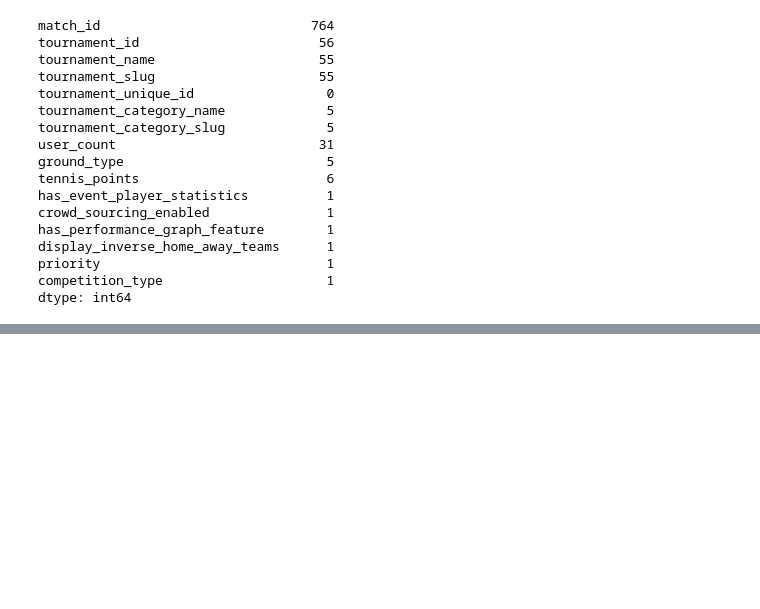
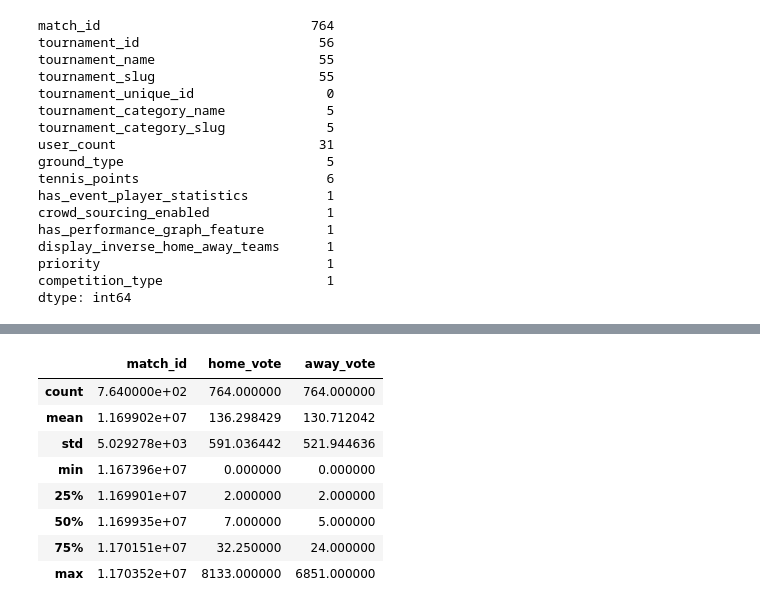
Before and after one commit to fatemeNobakht/Team__Data___8, a Jupyter notebook: tennisArman.ipynb, the cells around one changed output, grey strips where cells are left out. Cells and saved outputs as stored; diff of their text form; code cells hidden in the pictures; blank space fills up the shorter version.

```diff
--- a/tennisArman.ipynb
+++ b/tennisArman.ipynb
@@ -360,0 +467,12 @@ df_away_team_score.head()
+# %%
+df_votes.describe()
+# %% [output]
+|  | match_id | home_vote | away_vote |
+| count | 7.640000e+02 | 764.000000 | 764.000000 |
+| mean | 1.169902e+07 | 136.298429 | 130.712042 |
+| std | 5.029278e+03 | 591.036442 | 521.944636 |
+| min | 1.167396e+07 | 0.000000 | 0.000000 |
+| 25% | 1.169901e+07 | 2.000000 | 2.000000 |
+| 50% | 1.169935e+07 | 7.000000 | 5.000000 |
+| 75% | 1.170151e+07 | 32.250000 | 24.000000 |
+| max | 1.170352e+07 | 8133.000000 | 6851.000000 |
```
Also changed, not shown: parts of 12 cells of this notebook, 1 other file.
